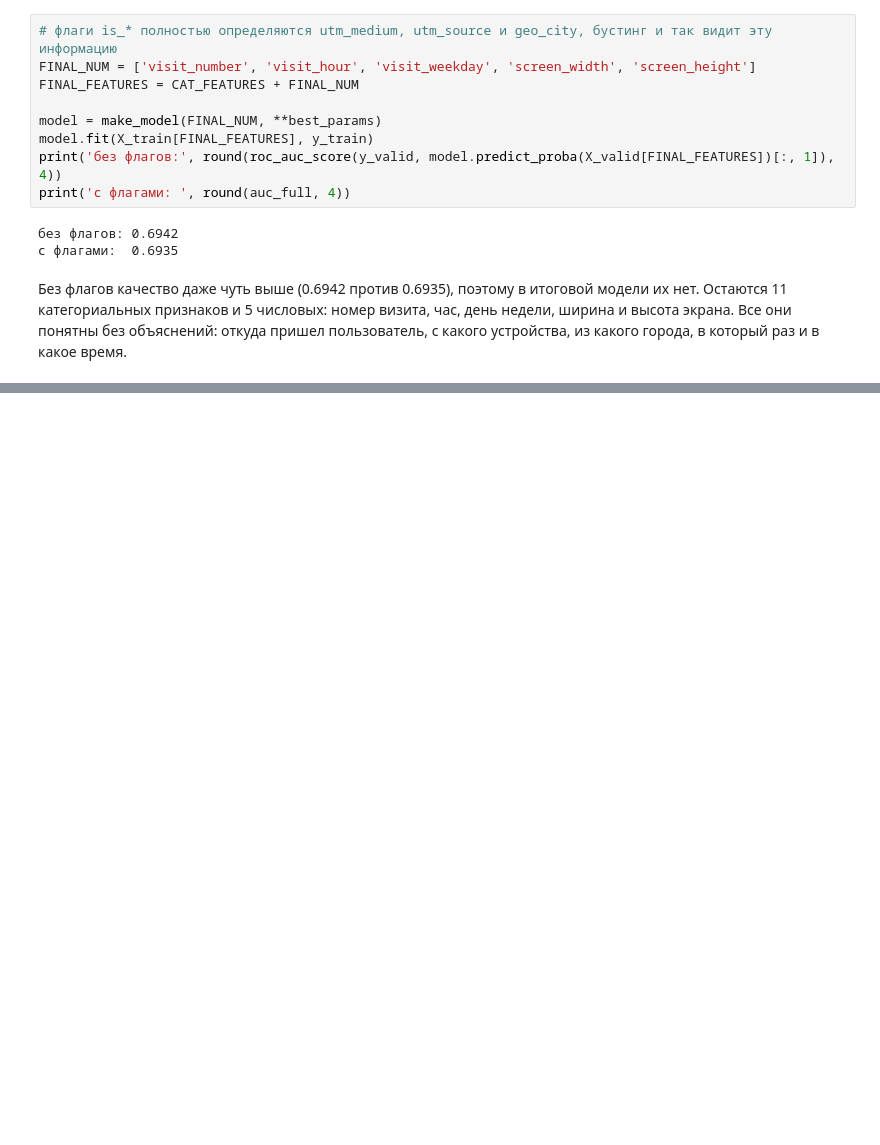
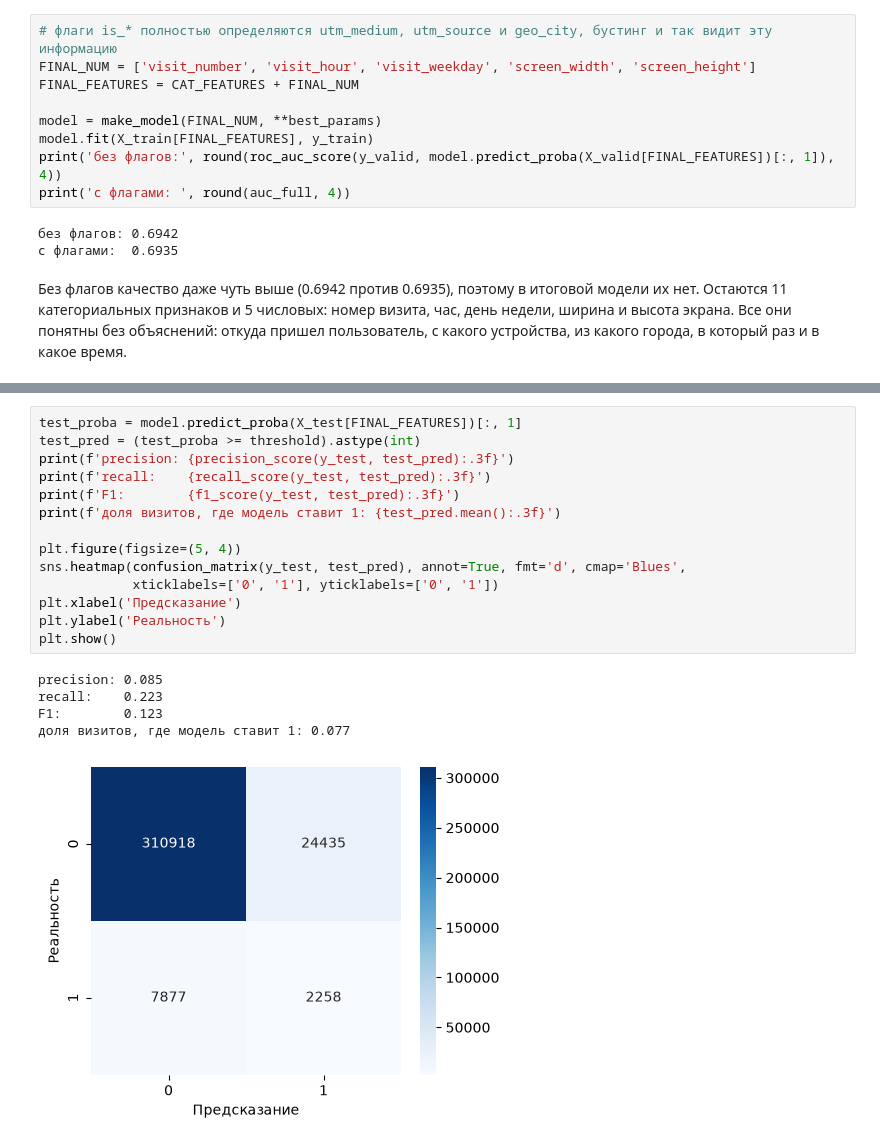
Before and after one commit to Alikonchik-Kaedahara/sber_auto_subscription, a Jupyter notebook: 02_model.ipynb, the cells around one changed output, grey strips where cells are left out. Drawn from its saved outputs; the diff is of its cells as text; blank space fills up the shorter version.

```diff
--- a/02_model.ipynb
+++ b/02_model.ipynb
@@ -370,0 +420,20 @@ print('с флагами: ', round(auc_full, 4))
+# %%
+test_proba = model.predict_proba(X_test[FINAL_FEATURES])[:, 1]
+test_pred = (test_proba >= threshold).astype(int)
+print(f'precision: {precision_score(y_test, test_pred):.3f}')
+print(f'recall:    {recall_score(y_test, test_pred):.3f}')
+print(f'F1:        {f1_score(y_test, test_pred):.3f}')
+print(f'доля визитов, где модель ставит 1: {test_pred.mean():.3f}')
+
+plt.figure(figsize=(5, 4))
+sns.heatmap(confusion_matrix(y_test, test_pred), annot=True, fmt='d', cmap='Blues',
+            xticklabels=['0', '1'], yticklabels=['0', '1'])
+plt.xlabel('Предсказание')
+plt.ylabel('Реальность')
+plt.show()
+# %% [output]
+precision: 0.085
+recall:    0.223
+F1:        0.123
+доля визитов, где модель ставит 1: 0.077
+[figure, added]
```
Also changed, not shown: parts of 10 cells of this notebook.
